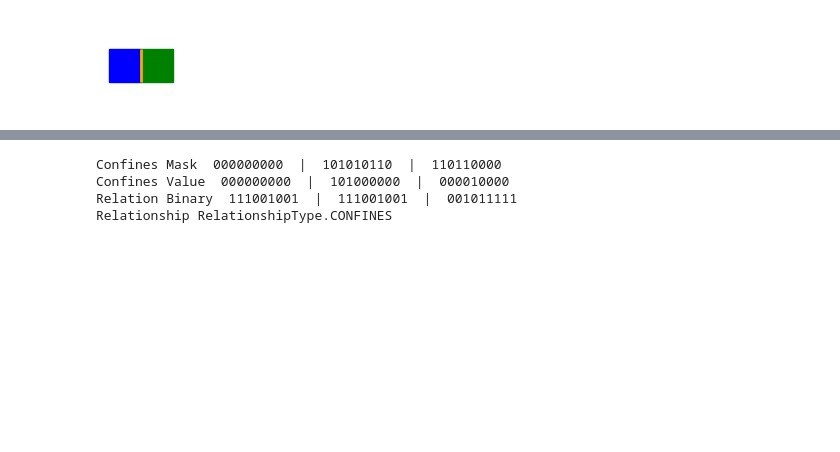
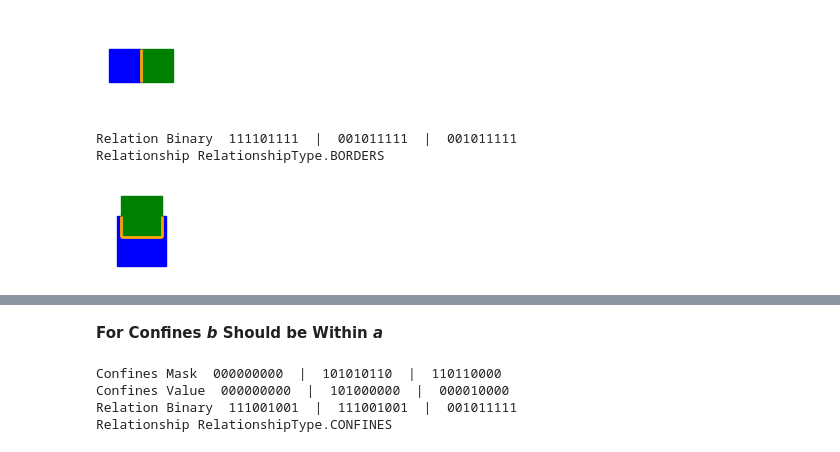
Before and after one commit to GregSal/StructureRelations, a Jupyter notebook: src/ContourRelationTests.ipynb, the cells around one changed output, grey strips where cells are left out. Cells and saved outputs as stored; diff of their text form; code cells hidden in the pictures; blank space fills up the shorter version.

Commit message:
Sup borders bug analysis

```diff
--- a/src/ContourRelationTests.ipynb
+++ b/src/ContourRelationTests.ipynb
@@ -429,13 +430,22 @@ borders_def = RelationshipTest(RelationshipType.BORDERS,
                                0b000000000110110000110110000,
                                0b000000000000010000000010000)
 
-def borders_example():
+def borders_example1():
     box4_left = shapely.Polygon(box_points(4, offset_x=-2))
     box4_right = shapely.Polygon(box_points(4, offset_x=2))
 
     a = StructureSlice([box4_left])
     b = StructureSlice([box4_right])
     return a, b
+
+def borders_example2():
+    box6 = shapely.Polygon(box_points(6))
+    box5_up = shapely.Polygon(box_points(5, offset_y=3))
+    box6_cropped = shapely.difference(box6, box5_up)
+
+    a = StructureSlice([box6_cropped])
+    b = StructureSlice([box5_up])
+    return a, b
 # %%
 print('Borders Mask', bin_format(borders_def.mask))
 print('Borders Value', bin_format(borders_def.value))
@@ -448,6 +458,13 @@ Borders Value  000000000  |  000010000  |  000010000
 Relation Binary  001011111  |  001011111  |  001011111
 Relationship RelationshipType.BORDERS
 [figure]
+# %%
+a, b = borders_example2()
+relation_example(a, b, borders_def)
+# %% [output]
+Relation Binary  111101111  |  001011111  |  001011111
+Relationship RelationshipType.BORDERS
+[figure, added]
 # %% [markdown]
 <link rel="stylesheet" href="relations.css">
 <table width="400px">
@@ -487,6 +504,8 @@ have more than one point in common, but their interiors do not intersect.
 <tr class="bin">
 <th>Value</th><td><span>000000000</span></td><td><span>101000000</span></td><td><span>000010000</span></td></tr>
 </table></td></tr></table>
+# %% [markdown]
+**For Confines _b_ Should be Within _a_**
 # %%
 confines_def = RelationshipTest(RelationshipType.CONFINES,
                                 0b000000000101010110110110000,
```
Also changed, not shown: parts of 2 cells of this notebook, 2 other files.
